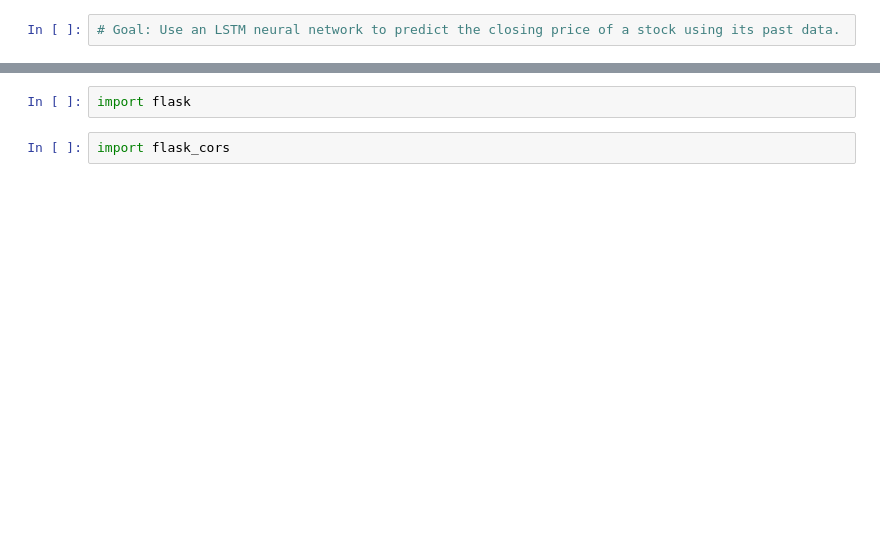
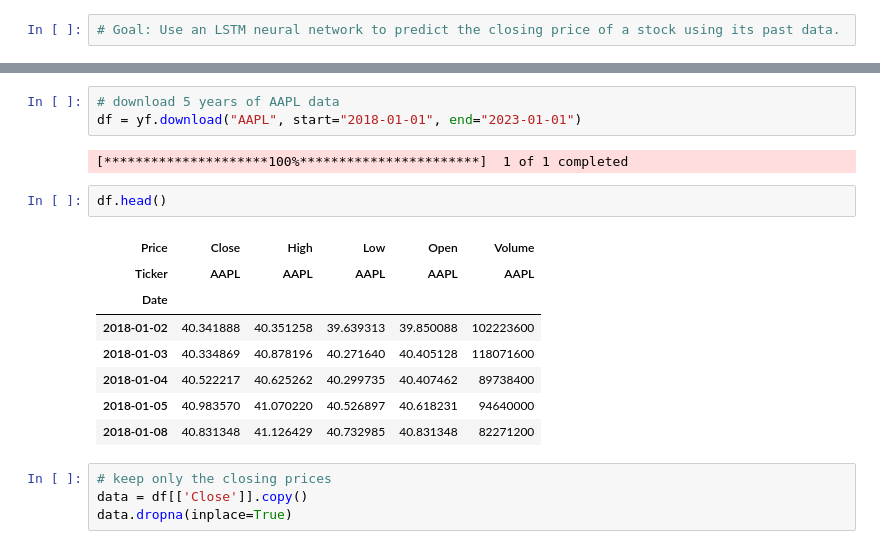
Before and after one commit to OluwatomisinOA/Machine-Learning-AI-Projects, a Jupyter notebook: Supervised Learning Projects/01-predict-stock-prices-with-LSTM.ipynb, the cells around one changed output, grey strips where cells are left out. Drawn from its saved outputs; the diff is of its cells as text; blank space fills up the shorter version.

```diff
--- a/Supervised Learning Projects/01-predict-stock-prices-with-LSTM.ipynb
+++ b/Supervised Learning Projects/01-predict-stock-prices-with-LSTM.ipynb
@@ -15,4 +9,20 @@ ModuleNotFoundError: No module named 'tensorflow'
-# %%
-import flask
-# %%
-import flask_cors
+# %%
+# download 5 years of AAPL data
+df = yf.download("AAPL", start="2018-01-01", end="2023-01-01")
+# %% [output]
+[*********************100%***********************]  1 of 1 completed
+# %%
+df.head()
+# %% [output]
+| Price | Close | High | Low | Open | Volume |
+| Ticker | AAPL | AAPL | AAPL | AAPL | AAPL |
+| Date |  |  |  |  |  |
+| 2018-01-02 | 40.341888 | 40.351258 | 39.639313 | 39.850088 | 102223600 |
+| 2018-01-03 | 40.334869 | 40.878196 | 40.271640 | 40.405128 | 118071600 |
+| 2018-01-04 | 40.522217 | 40.625262 | 40.299735 | 40.407462 | 89738400 |
+| 2018-01-05 | 40.983570 | 41.070220 | 40.526897 | 40.618231 | 94640000 |
+| 2018-01-08 | 40.831348 | 41.126429 | 40.732985 | 40.831348 | 82271200 |
+# %%
+# keep only the closing prices
+data = df[['Close']].copy()
+data.dropna(inplace=True)
```
Also changed, not shown: parts of 20 cells of this notebook.
